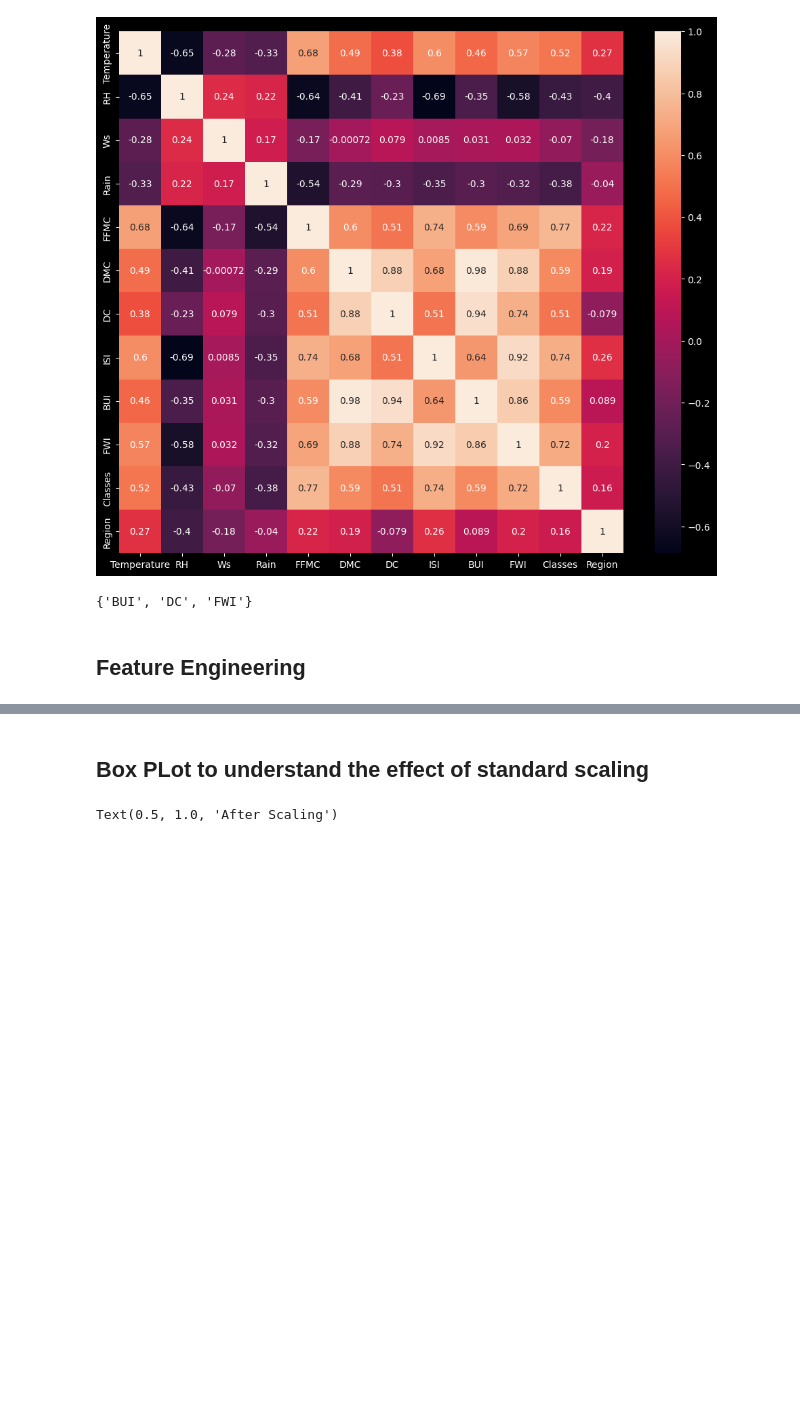
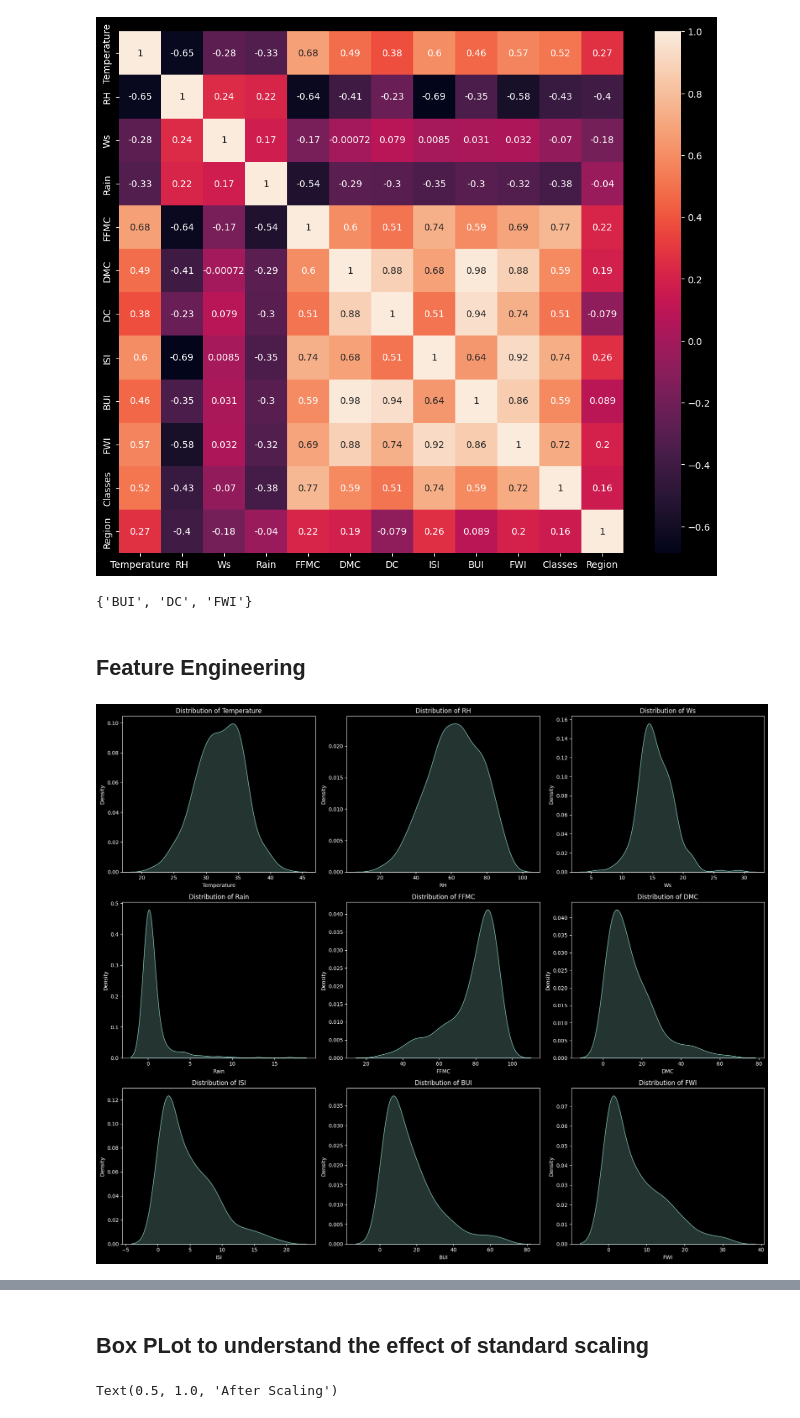
Before and after one commit to sumeet-016/Algerian-Forest-Fire, a Jupyter notebook: Model Training.ipynb, the cells around one changed output, grey strips where cells are left out. Cells and saved outputs as stored; diff of their text form; code cells hidden in the pictures; blank space fills up the shorter version.

Commit message:
ploting Distribution graph and creating pipeline and column transformer

```diff
--- a/Model Training.ipynb
+++ b/Model Training.ipynb
@@ -45,5 +45,6 @@ not fire           1
 not fire           1
 Name: count, dtype: int64
 # %%
-data.corr()
+data['Classes'] = data['Classes'].str.strip()
+data['Classes'].value_counts()
 # %% [output]
@@ -96 +88,27 @@ from sklearn.preprocessing import PowerTransformer
 from sklearn.model_selection import train_test_split
+# %%
+columns_to_plot = [
+    'Temperature', 'RH', 'Ws', 'Rain',
+    'FFMC', 'DMC', 'ISI', 'BUI', 'FWI'
+]
+
+df_to_plot = data[columns_to_plot]
+
+n_cols = 3
+n_rows = (len(columns_to_plot) + n_cols - 1) // n_cols
+
+fig, axes = plt.subplots(n_rows, n_cols,
+                         figsize=(6 * n_cols, 5 * n_rows))
+axes = axes.flatten()
+
+for i, col_name in enumerate(columns_to_plot):
+    sns.kdeplot(data=df_to_plot, x=col_name, ax=axes[i], fill=True)
+    axes[i].set_title(f'Distribution of {col_name}', fontsize=12)
+    axes[i].set_xlabel(col_name, fontsize=10)
+    axes[i].set_ylabel('Density', fontsize=10)
+
+for j in range(len(columns_to_plot), n_rows * n_cols):
+    fig.delaxes(axes[j])
+plt.tight_layout()
+# %% [output]
+[figure, added]
```
Also changed, not shown: parts of 5 cells of this notebook.
